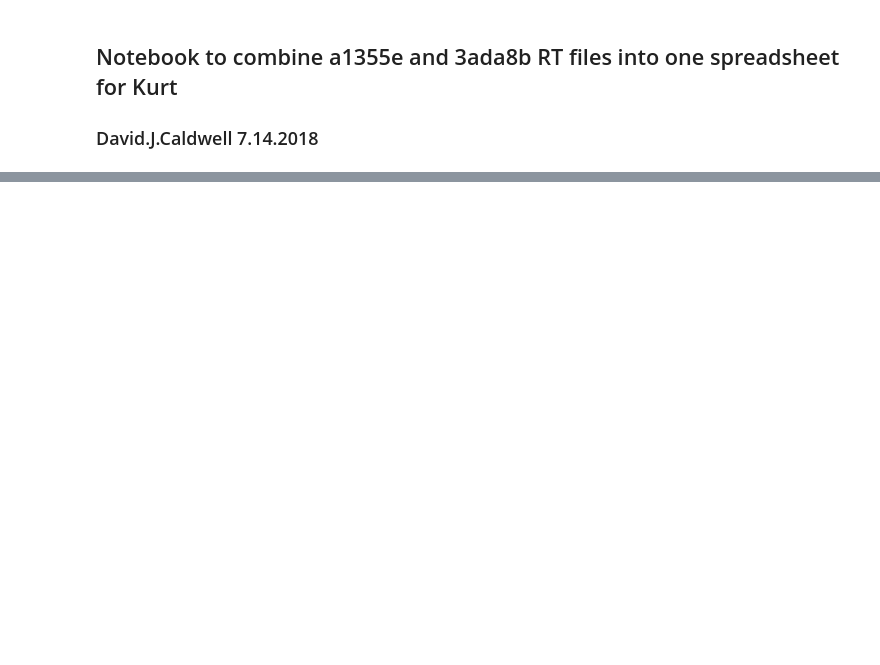
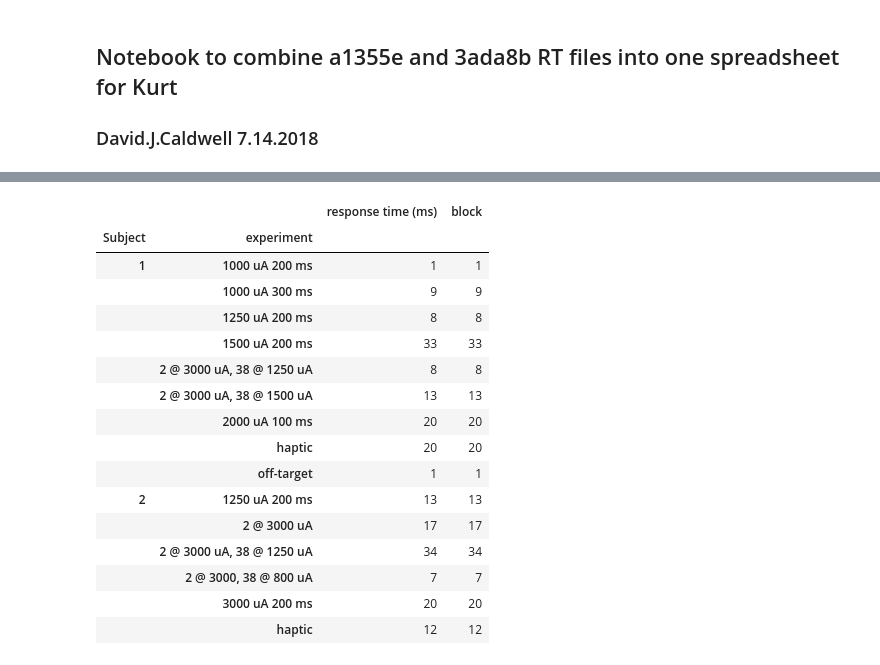
Before and after one commit to davidjuliancaldwell/StimulationResponseTimingPython, a Jupyter notebook: KurtGrant_responseTimes/RT_a1355e_3ada8b_Kurt_grant.ipynb, the cells around one changed output, grey strips where cells are left out. Saved outputs shown, nothing was run; the diff lists cells and outputs as text; code cells hidden in the pictures; blank space fills up the shorter version.

```diff
--- a/KurtGrant_responseTimes/RT_a1355e_3ada8b_Kurt_grant.ipynb
+++ b/KurtGrant_responseTimes/RT_a1355e_3ada8b_Kurt_grant.ipynb
@@ -179,0 +170,21 @@ dataCleaned.groupby(['Subject','experiment']).describe().round()
+# %%
+# get counts of each type
+dataCleaned.groupby(['Subject','experiment']).count()
+# %% [output]
+|  |  | response time (ms) | block |
+| Subject | experiment |  |  |
+| 1 | 1000 uA 200 ms | 1 | 1 |
+|  | 1000 uA 300 ms | 9 | 9 |
+|  | 1250 uA 200 ms | 8 | 8 |
+|  | 1500 uA 200 ms | 33 | 33 |
+|  | 2 @ 3000 uA, 38 @ 1250 uA | 8 | 8 |
+|  | 2 @ 3000 uA, 38 @ 1500 uA | 13 | 13 |
+|  | 2000 uA 100 ms | 20 | 20 |
+|  | haptic | 20 | 20 |
+|  | off-target | 1 | 1 |
+| 2 | 1250 uA 200 ms | 13 | 13 |
+|  | 2 @ 3000 uA | 17 | 17 |
+|  | 2 @ 3000 uA, 38 @ 1250 uA | 34 | 34 |
+|  | 2 @ 3000, 38 @ 800 uA | 7 | 7 |
+|  | 3000 uA 200 ms | 20 | 20 |
+|  | haptic | 12 | 12 |
```
Also changed, not shown: parts of 8 cells of this notebook, 3 other files.
